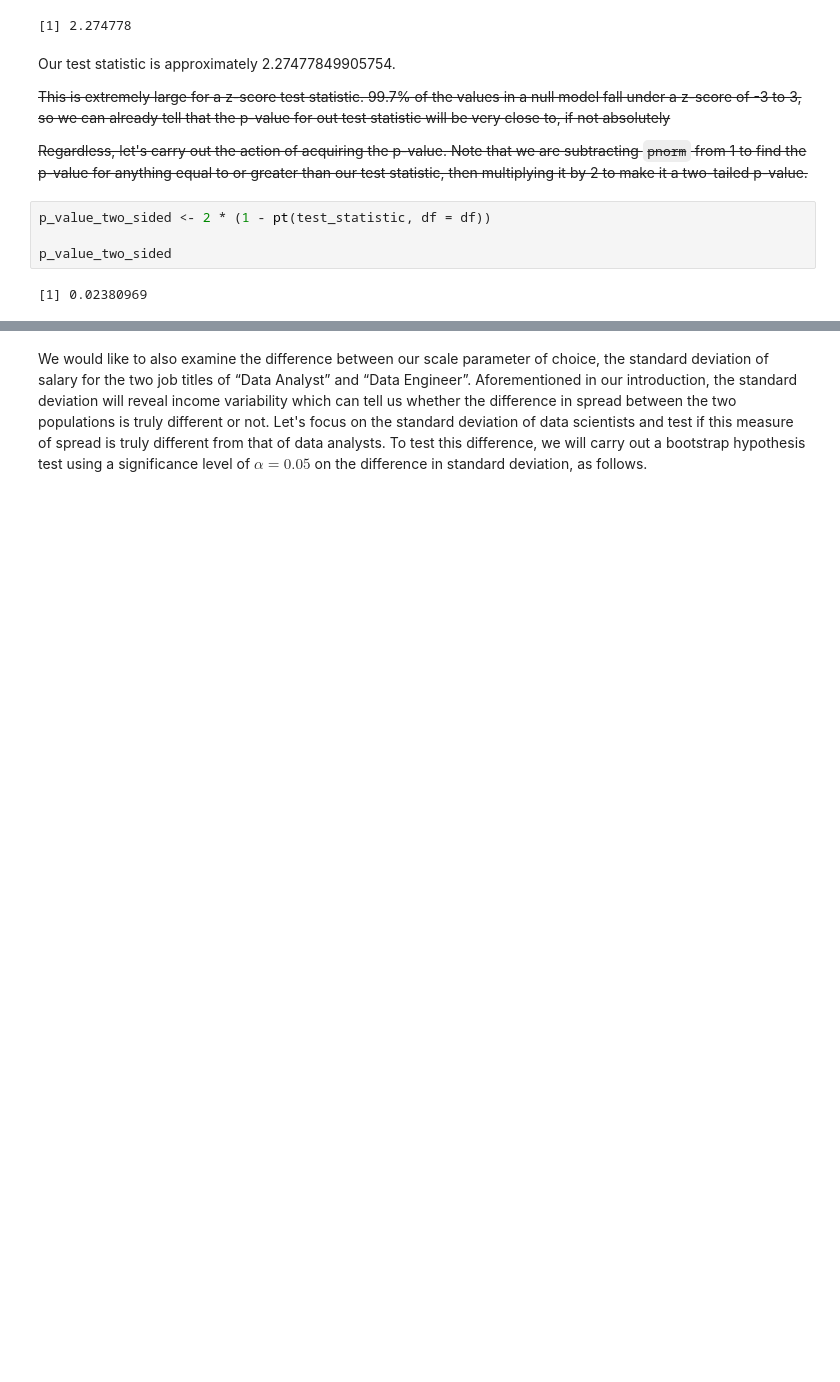
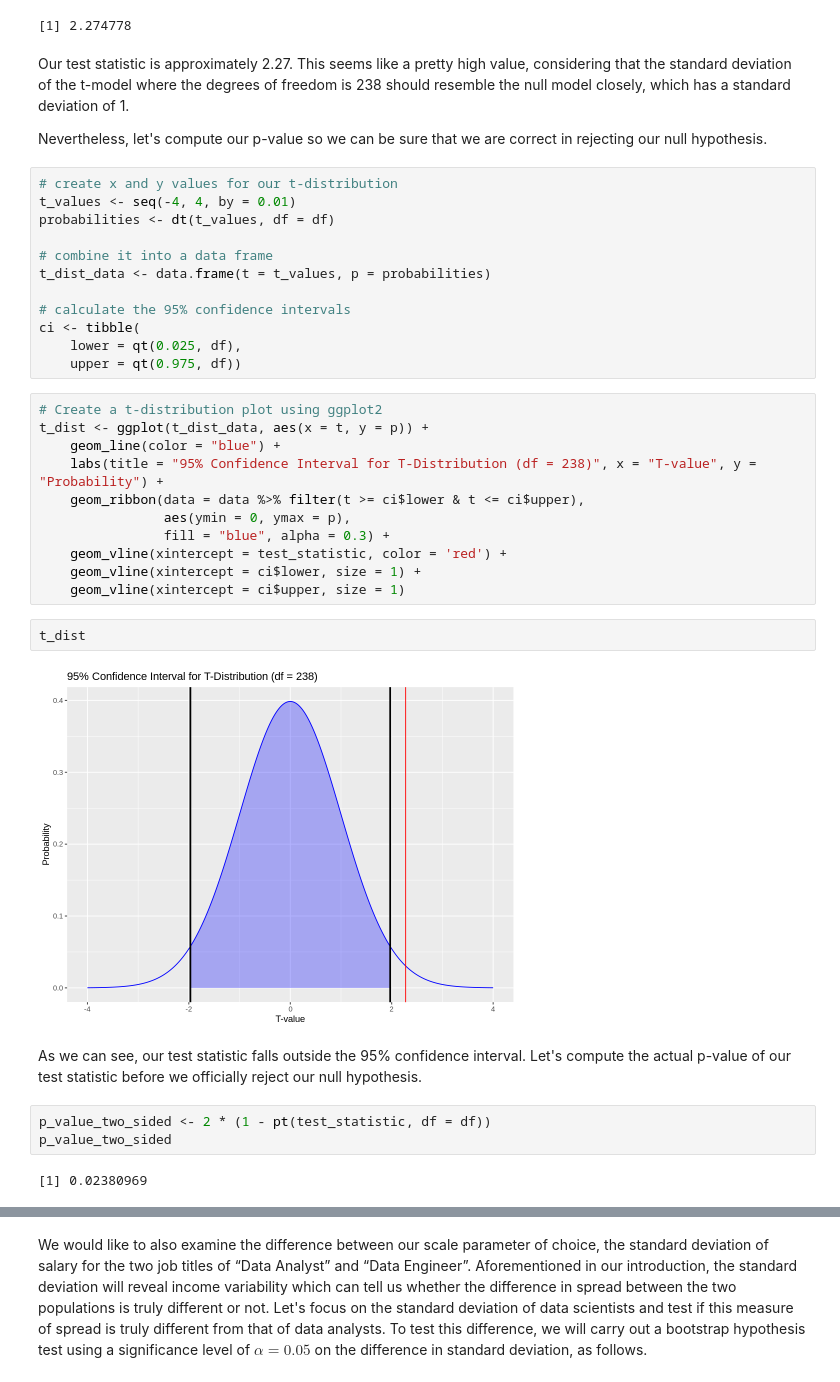
Before and after one commit to aaryan-rampal/stat-201-project, a Jupyter notebook: proposal.ipynb, the cells around one changed output, grey strips where cells are left out. Cells and saved outputs as stored; diff of their text form; blank space fills up the shorter version.

```diff
--- a/proposal.ipynb
+++ b/proposal.ipynb
@@ -198,14 +198,40 @@ test_statistic
 # %% [output]
 [1] 2.274778
 # %% [markdown]
-Our test statistic is approximately 2.27477849905754.
+Our test statistic is approximately 2.27. This seems like a pretty high value, considering that the standard deviation of the t-model where the degrees of freedom is 238 should resemble the null model closely, which has a standard deviation of 1.
 
-~~This is extremely large for a z-score test statistic. 99.7% of the values in a null model fall under a z-score of -3 to 3, so we can already tell that the p-value for out test statistic will be very close to, if not absolutely~~
-
-~~Regardless, let's carry out the action of acquiring the p-value. Note that we are subtracting `pnorm` from 1 to find the p-value for anything equal to or greater than our test statistic, then multiplying it by 2 to make it a two-tailed p-value.~~
+Nevertheless, let's compute our p-value so we can be sure that we are correct in rejecting our null hypothesis.
+# %%
+# create x and y values for our t-distribution
+t_values <- seq(-4, 4, by = 0.01)
+probabilities <- dt(t_values, df = df)
+
+# combine it into a data frame
+t_dist_data <- data.frame(t = t_values, p = probabilities)
+
+# calculate the 95% confidence intervals
+ci <- tibble(
+    lower = qt(0.025, df),
+    upper = qt(0.975, df))
+# %%
+# Create a t-distribution plot using ggplot2
+t_dist <- ggplot(t_dist_data, aes(x = t, y = p)) +
+    geom_line(color = "blue") +
+    labs(title = "95% Confidence Interval for T-Distribution (df = 238)", x = "T-value", y = "Probability") +
+    geom_ribbon(data = data %>% filter(t >= ci$lower & t <= ci$upper),
+                aes(ymin = 0, ymax = p),
+                fill = "blue", alpha = 0.3) +
+    geom_vline(xintercept = test_statistic, color = 'red') +
+    geom_vline(xintercept = ci$lower, size = 1) +
+    geom_vline(xintercept = ci$upper, size = 1)
+# %%
+t_dist
+# %% [output]
+[figure, added]
+# %% [markdown]
+As we can see, our test statistic falls outside the 95% confidence interval. Let's compute the actual p-value of our test statistic before we officially reject our null hypothesis.
 # %%
 p_value_two_sided <- 2 * (1 - pt(test_statistic, df = df))
-
 p_value_two_sided
 # %% [output]
 [1] 0.02380969
```
Also changed, not shown: parts of 11 cells of this notebook.
